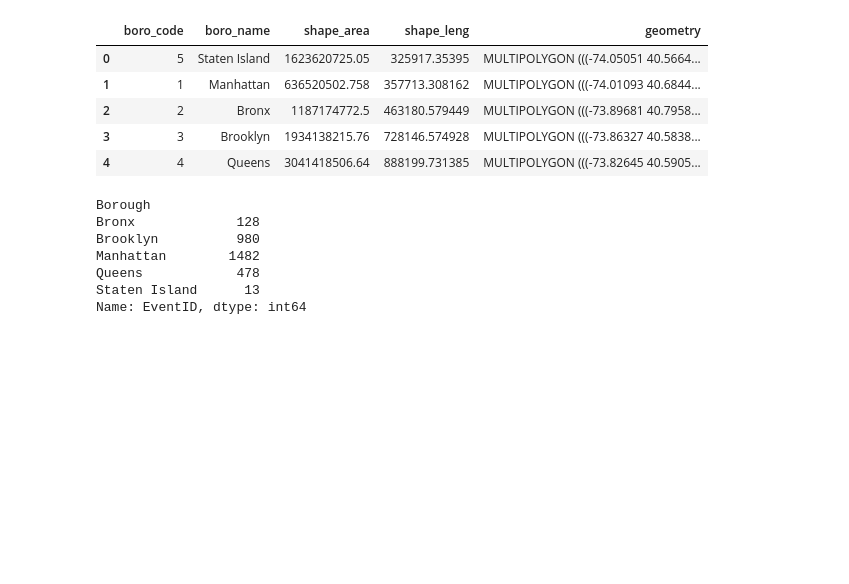
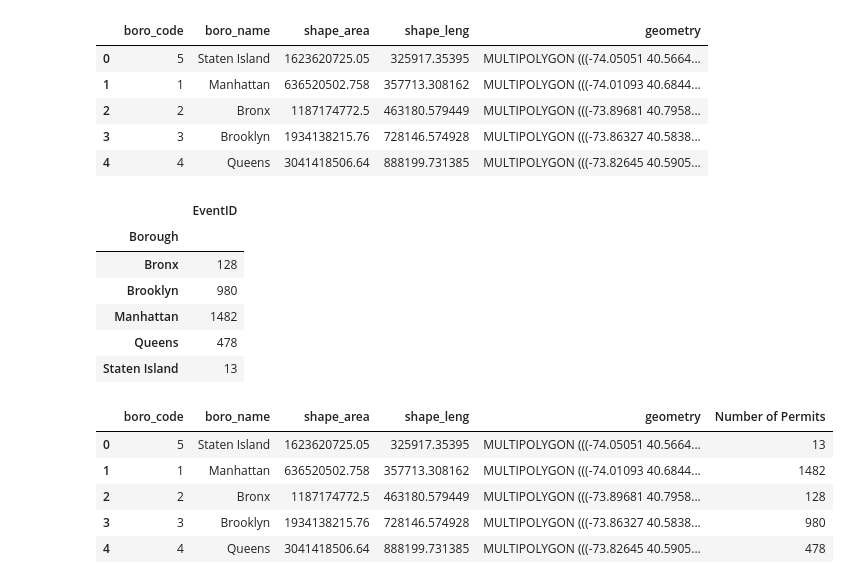
Before and after one commit to SeunGansallo/FilmPermitsAnalysis-repo, a Jupyter notebook: Cleaning.ipynb, the cells around one changed output. Saved outputs shown, nothing was run; the diff lists cells and outputs as text; code cells hidden in the pictures; blank space fills up the shorter version.

```diff
--- a/Cleaning.ipynb
+++ b/Cleaning.ipynb
@@ -178,14 +178,28 @@ borough_json
 | 3 | 3 | Brooklyn | 1934138215.76 | 728146.574928 | MULTIPOLYGON (((-73.86327 40.5838... |
 | 4 | 4 | Queens | 3041418506.64 | 888199.731385 | MULTIPOLYGON (((-73.82645 40.5905... |
 # %%
-#groupby Borough
-new_data=data.groupby('Borough')['EventID'].count()
+#create new df by grouping Borough
+new_data=data.groupby('Borough')[['EventID']].count()
 new_data
 # %% [output]
-Borough
-Bronx             128
-Brooklyn          980
-Manhattan        1482
-Queens            478
-Staten Island      13
-Name: EventID, dtype: int64
+|  | EventID |
+| Borough |  |
+| Bronx | 128 |
+| Brooklyn | 980 |
+| Manhattan | 1482 |
+| Queens | 478 |
+| Staten Island | 13 |
+# %%
+#merge both df
+merged_df=borough_json.merge(new_data, left_on='boro_name', right_on='Borough', how='inner')
+
+#rename EventID
+merged_df=merged_df.rename(columns={'EventID':'Number of Permits'})
+merged_df
+# %% [output]
+|  | boro_code | boro_name | shape_area | shape_leng | geometry | Number of Permits |
+| 0 | 5 | Staten Island | 1623620725.05 | 325917.35395 | MULTIPOLYGON (((-74.05051 40.5664... | 13 |
+| 1 | 1 | Manhattan | 636520502.758 | 357713.308162 | MULTIPOLYGON (((-74.01093 40.6844... | 1482 |
+| 2 | 2 | Bronx | 1187174772.5 | 463180.579449 | MULTIPOLYGON (((-73.89681 40.7958... | 128 |
+| 3 | 3 | Brooklyn | 1934138215.76 | 728146.574928 | MULTIPOLYGON (((-73.86327 40.5838... | 980 |
+| 4 | 4 | Queens | 3041418506.64 | 888199.731385 | MULTIPOLYGON (((-73.82645 40.5905... | 478 |
```
